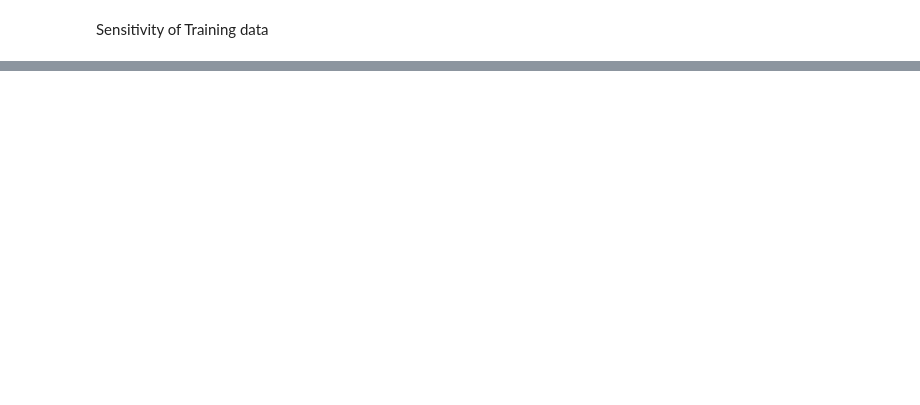
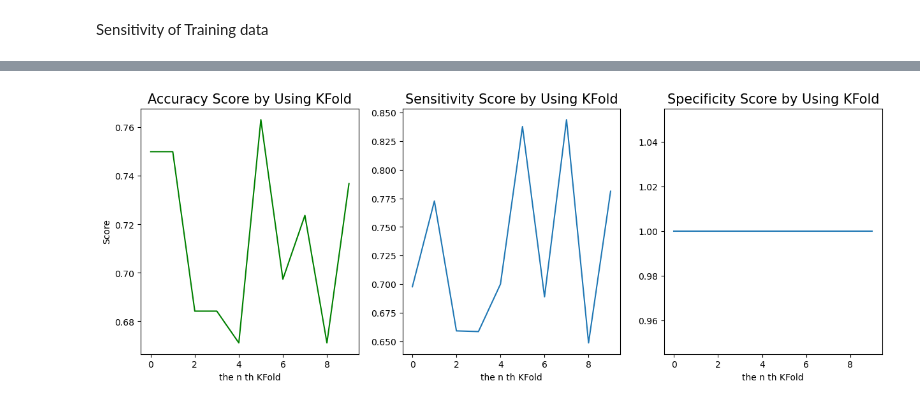
Before and after one commit to OatKID/MLProject, a Jupyter notebook: main.ipynb, the cells around one changed output, grey strips where cells are left out. Cells and saved outputs as stored; diff of their text form; code cells hidden in the pictures; blank space fills up the shorter version.

```diff
--- a/main.ipynb
+++ b/main.ipynb
@@ -250,0 +313,16 @@ Max Of Sensitivity Score:  0.8438
+# %%
+fig, (ax1, ax2, ax3) = plt.subplots(1,3, figsize=(15, 5))
+
+ax1.plot(kfold.array_accuracy, color="g")
+ax1.set_title("Accuracy Score by Using KFold", fontsize=15)
+ax1.set_ylabel("Score")
+ax1.set_xlabel("the n th KFold")
+ax2.plot(kfold.array_sensitivity)
+ax2.set_title("Sensitivity Score by Using KFold", fontsize=15)
+ax2.set_xlabel("the n th KFold")
+ax3.plot(kfold.array_specificity)
+ax3.set_title("Specificity Score by Using KFold", fontsize=15)
+ax3.set_xlabel("the n th KFold")
+plt.show()
+# %% [output]
+[figure, added]
```
Also changed, not shown: parts of 18 cells of this notebook.
